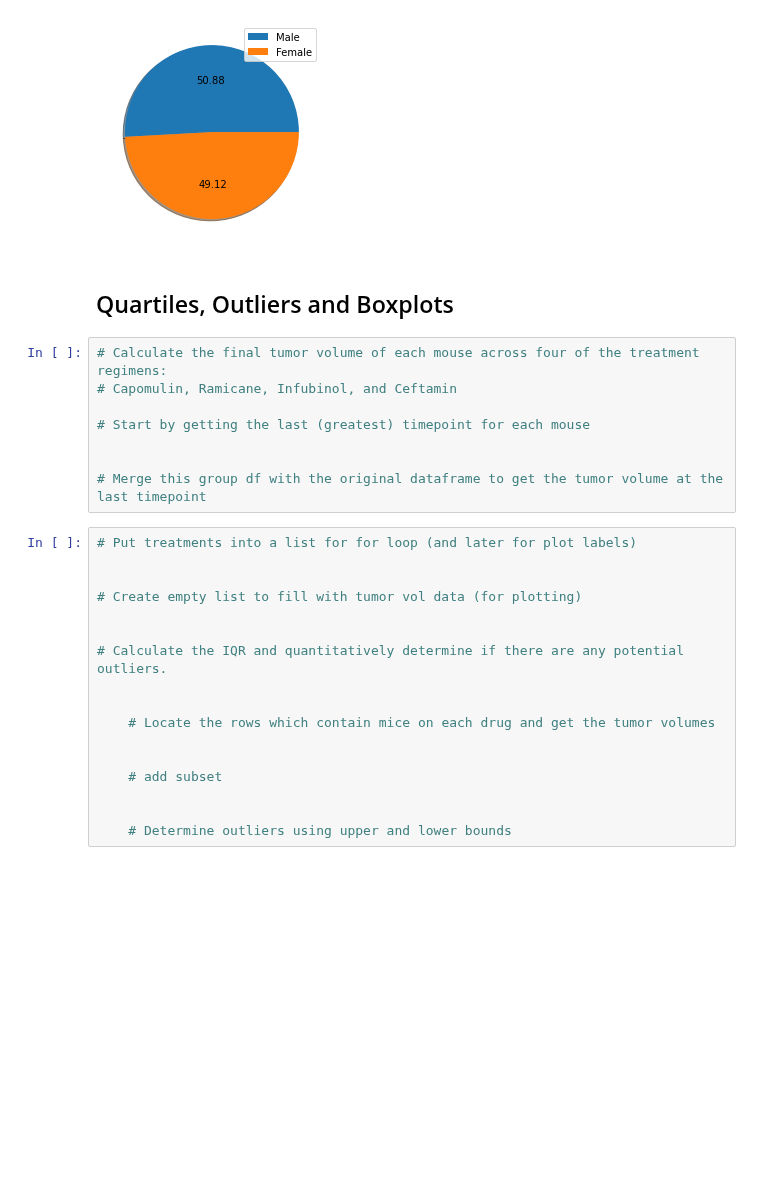
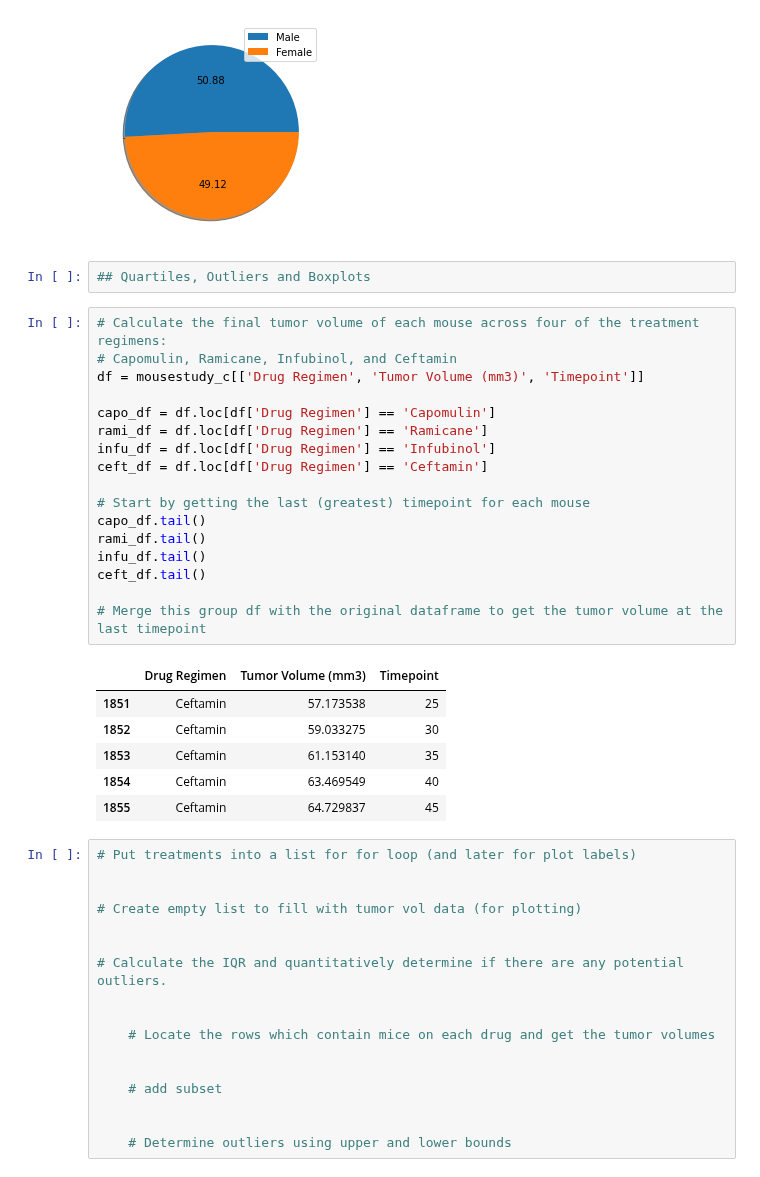
Before and after one commit to c4stella/power-of-plots, a Jupyter notebook: pymaceuticals_starter.ipynb, the cells around one changed output. Drawn from its saved outputs; the diff is of its cells as text; blank space fills up the shorter version.

```diff
--- a/pymaceuticals_starter.ipynb
+++ b/pymaceuticals_starter.ipynb
@@ -158,16 +190,32 @@ plt.legend(['Male', 'Female'])
 plt.show()
 # %% [output]
 [figure]
-# %% [markdown]
-## Quartiles, Outliers and Boxplots
+# %%
+## Quartiles, Outliers and Boxplots
 # %%
 # Calculate the final tumor volume of each mouse across four of the treatment regimens:
 # Capomulin, Ramicane, Infubinol, and Ceftamin
+df = mousestudy_c[['Drug Regimen', 'Tumor Volume (mm3)', 'Timepoint']]
+
+capo_df = df.loc[df['Drug Regimen'] == 'Capomulin']
+rami_df = df.loc[df['Drug Regimen'] == 'Ramicane']
+infu_df = df.loc[df['Drug Regimen'] == 'Infubinol']
+ceft_df = df.loc[df['Drug Regimen'] == 'Ceftamin']
 
 # Start by getting the last (greatest) timepoint for each mouse
-
+capo_df.tail()
+rami_df.tail()
+infu_df.tail()
+ceft_df.tail()
 
 # Merge this group df with the original dataframe to get the tumor volume at the last timepoint
+# %% [output]
+|  | Drug Regimen | Tumor Volume (mm3) | Timepoint |
+| 1851 | Ceftamin | 57.173538 | 25 |
+| 1852 | Ceftamin | 59.033275 | 30 |
+| 1853 | Ceftamin | 61.153140 | 35 |
+| 1854 | Ceftamin | 63.469549 | 40 |
+| 1855 | Ceftamin | 64.729837 | 45 |
 # %%
 # Put treatments into a list for for loop (and later for plot labels)
 
```
Also changed, not shown: parts of 8 cells of this notebook.
